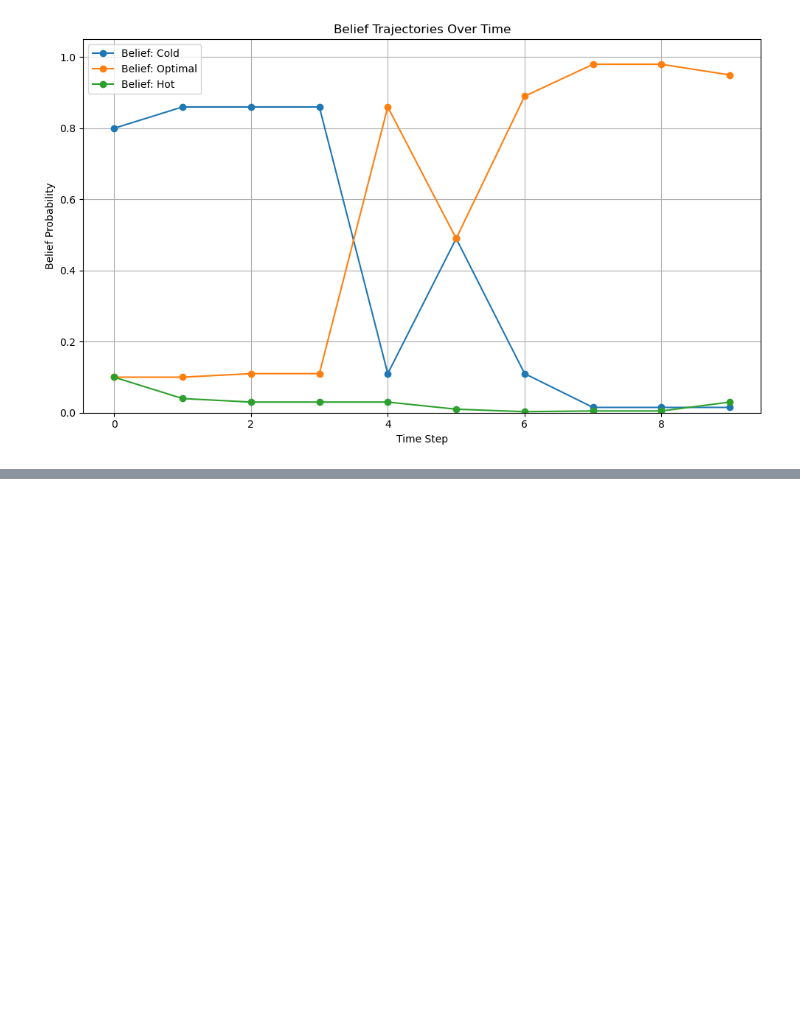
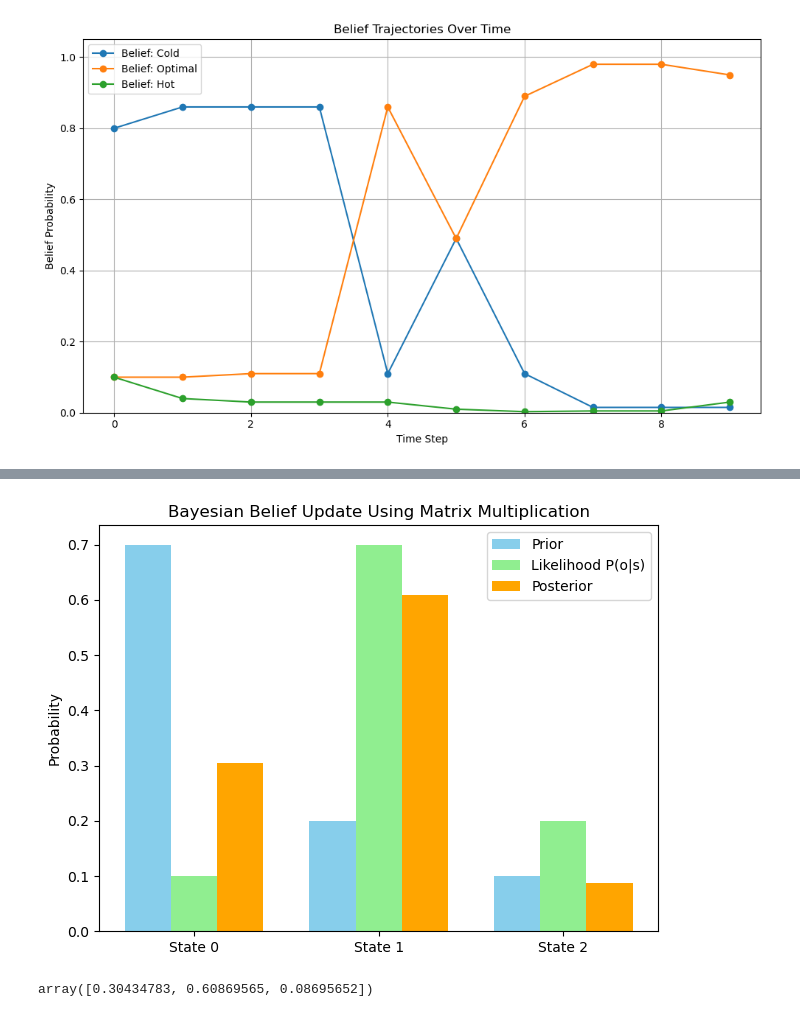
Before and after one commit to Fenrir2034/Active_Inference, a Jupyter notebook: ActiveInfINTRO.ipynb, the cells around one changed output, grey strips where cells are left out. Saved outputs shown, nothing was run; the diff lists cells and outputs as text; code cells hidden in the pictures; blank space fills up the shorter version.

```diff
--- a/ActiveInfINTRO.ipynb
+++ b/ActiveInfINTRO.ipynb
@@ -502,0 +814,61 @@ plt.show()
+# %%
+##### matrices #######
+#Belief Update Breakdown
+
+#    Prior belief:
+#   [0.7,0.2,0.1](agent strongly believes it’s in state 0)
+#    [0.7,0.2,0.1](agent strongly believes it’s in state 0)
+
+#    Observation: "optimal"
+#    → We use the likelihood vector P(o=optimal∣s)=[0.1,0.7,0.2]P(o=optimal∣s)=[0.1,0.7,0.2]
+
+#    Posterior belief (after update):
+#    [0.30,0.61,0.09]
+#    [0.30,0.61,0.09]
+
+#Now, the agent updates its belief — it's much more confident it's in state 1, thanks to the observation.
+
+#This shows how belief updating in Active Inference is done using simple matrix multiplication and normalization — nothing too scary, just linear algebra + Bayes!
+# Re-import required libraries after code execution reset
+import numpy as np
+import matplotlib.pyplot as plt
+
+# Prior belief over 3 hidden states
+belief_prior = np.array([0.7, 0.2, 0.1])  # Believes mostly in state 0
+
+# Likelihood matrix A (P(observation | state))
+A = np.array([
+    [0.9, 0.2, 0.1],  # P(cold | s)
+    [0.1, 0.7, 0.2],  # P(optimal | s)
+    [0.0, 0.1, 0.7],  # P(hot | s)
+])
+
+# Observation is "optimal" (index 1)
+likelihood = A[1, :]
+
+# Apply Bayes rule: element-wise multiply prior and likelihood
+unnormalized_posterior = belief_prior * likelihood
+posterior = unnormalized_posterior / np.sum(unnormalized_posterior)
+
+# Plot prior, likelihood, and posterior
+labels = ['State 0', 'State 1', 'State 2']
+x = np.arange(len(labels))
+width = 0.25
+
+fig, ax = plt.subplots()
+ax.bar(x - width, belief_prior, width, label='Prior', color='skyblue')
+ax.bar(x, likelihood, width, label='Likelihood P(o|s)', color='lightgreen')
+ax.bar(x + width, posterior, width, label='Posterior', color='orange')
+
+ax.set_xticks(x)
+ax.set_xticklabels(labels)
+ax.set_ylabel("Probability")
+ax.set_title("Bayesian Belief Update Using Matrix Multiplication")
+ax.legend()
+plt.tight_layout()
+plt.show()
+
+posterior  # Show the updated belief values numerically too
+# %% [output]
+[figure, added]
+array([0.30434783, 0.60869565, 0.08695652])
```
Also changed, not shown: parts of 7 cells of this notebook.
